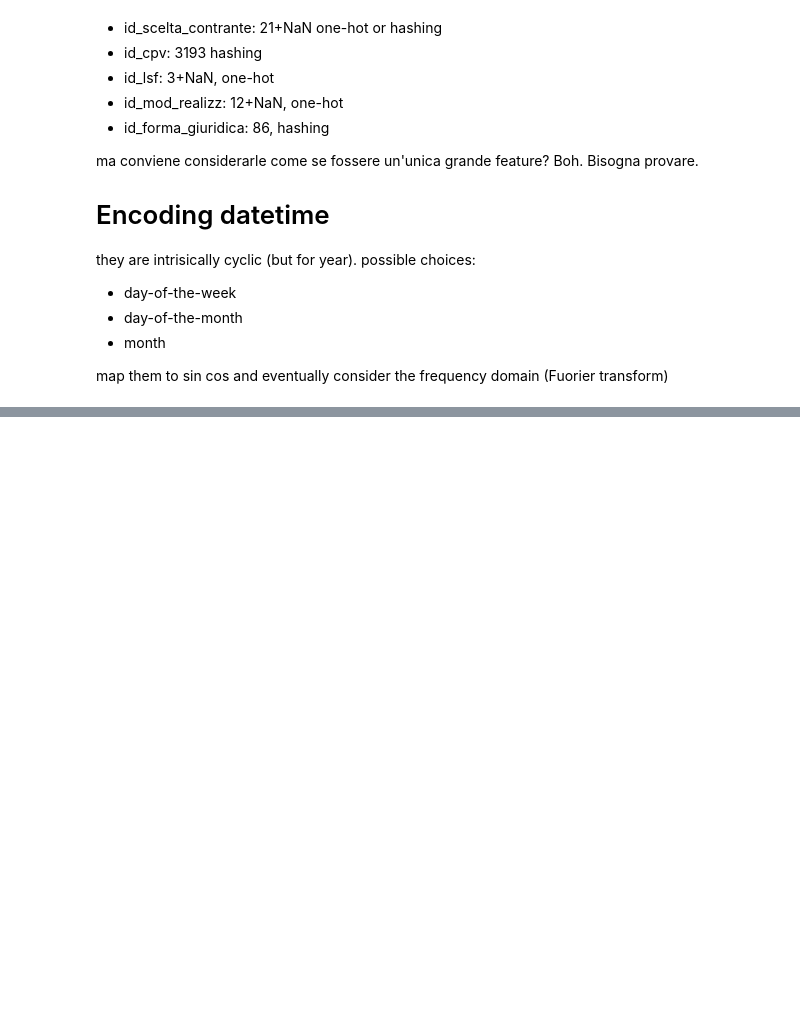
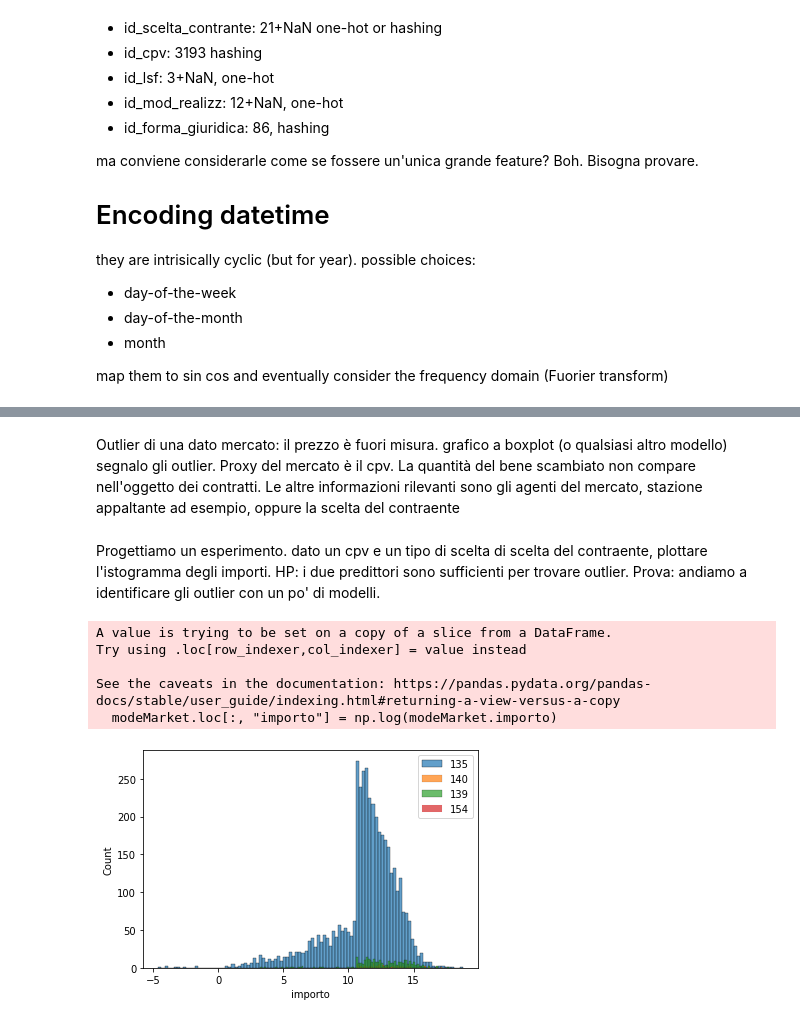
Before and after one commit to Yourne/synapthesis, a Jupyter notebook: input.ipynb, the cells around one changed output, grey strips where cells are left out. Drawn from its saved outputs; the diff is of its cells as text; code cells hidden in the pictures; blank space fills up the shorter version.

```diff
--- a/input.ipynb
+++ b/input.ipynb
@@ -167,0 +170,32 @@ Problema generale con i tree-based algorithms: considerano una feature alla volt
+# %% [markdown]
+Outlier di una dato mercato: il prezzo è fuori misura. grafico a boxplot (o qualsiasi altro modello) segnalo gli outlier. Proxy del mercato è il cpv. La quantità del bene scambiato non compare nell'oggetto dei contratti. Le altre informazioni rilevanti sono gli agenti del mercato, stazione appaltante ad esempio, oppure la scelta del contraente
+# %% [markdown]
+Progettiamo un esperimento. dato un cpv e un tipo di scelta di scelta del contraente, plottare l'istogramma degli importi. HP: i due predittori sono sufficienti per trovare outlier. Prova: andiamo a identificare gli outlier con un po' di modelli.
+# %%
+# given the most common cpv
+modeCPVMarket = lotti[lotti.id_cpv == lotti.id_cpv.mode().values[0]]
+# %%
+# given the most common id_scelta_contrante
+modeMarket = modeCPVMarket[modeCPVMarket.id_scelta_contraente == modeCPVMarket.id_scelta_contraente.mode().values[0]]
+# %%
+modeMarket.loc[:, "importo"] = np.log(modeMarket.importo)
+# %% [output]
+A value is trying to be set on a copy of a slice from a DataFrame.
+Try using .loc[row_indexer,col_indexer] = value instead
+
+See the caveats in the documentation: https://pandas.pydata.org/pandas-docs/stable/user_guide/indexing.html#returning-a-view-versus-a-copy
+  modeMarket.loc[:, "importo"] = np.log(modeMarket.importo)
+# %%
+import seaborn as sns
+import matplotlib.colors as mcolors
+import matplotlib.pyplot as plt
+
+for i, forma_giuridica in enumerate(modeMarket.id_forma_giuridica.unique()):
+    sns.histplot(
+        data=modeMarket[modeMarket.id_forma_giuridica == forma_giuridica],
+        x="importo", bins=100,
+        color=list(mcolors.TABLEAU_COLORS)[i], alpha=.7, label=forma_giuridica
+    )
+    plt.legend()
+# %% [output]
+[figure, added]
```
Also changed, not shown: parts of 5 cells of this notebook.
